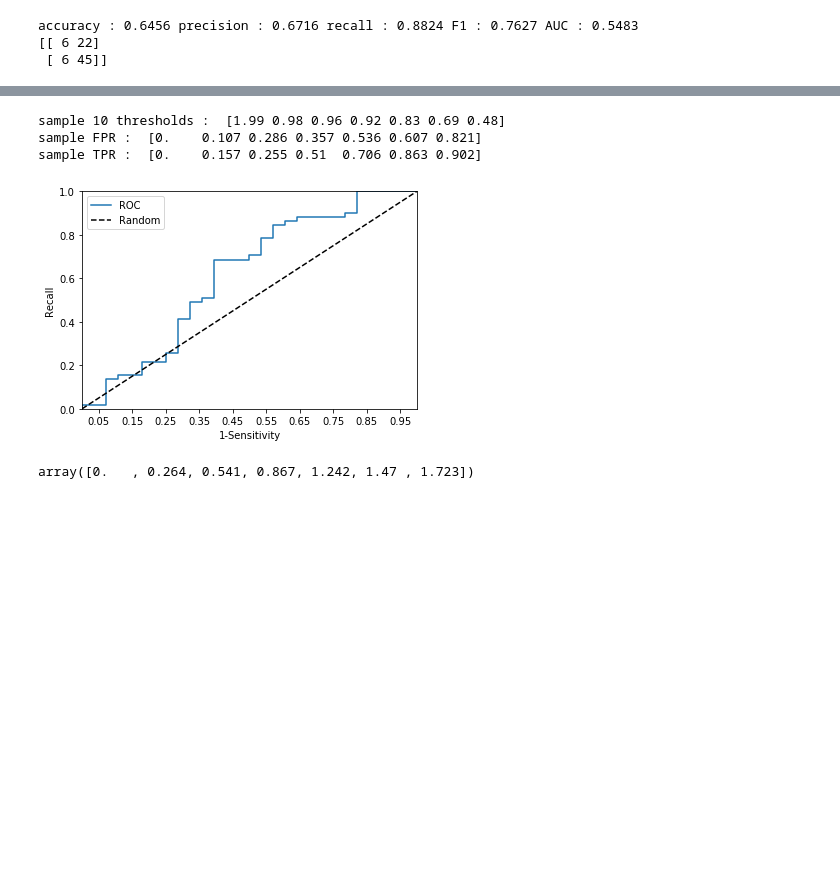
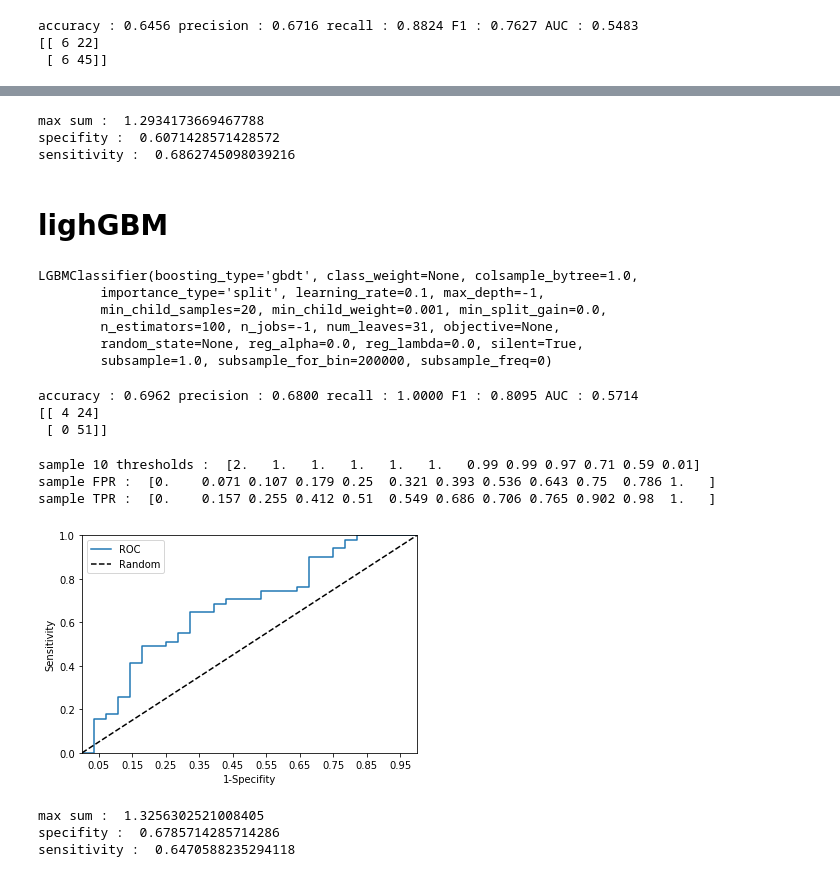
Before and after one commit to miniii222/CNV, a Jupyter notebook: new/01-4.roc_curve.ipynb, the cells around one changed output, grey strips where cells are left out. Saved outputs shown, nothing was run; the diff lists cells and outputs as text; code cells hidden in the pictures; blank space fills up the shorter version.

Commit message:
roc curve update

```diff
--- a/new/01-4.roc_curve.ipynb
+++ b/new/01-4.roc_curve.ipynb
@@ -274,3 +319,22 @@ get_eval(urine_y, xgb.predict(urine_X.as_matrix()))
 accuracy : 0.6456 precision : 0.6716 recall : 0.8824 F1 : 0.7627 AUC : 0.5483
 [[ 6 22]
  [ 6 45]]
+# %%
+def roc_curve_plot(y_test, pred_proba_c1) :
+
+    fpr, tpr, threshold = roc_curve(y_test, pred_proba_c1)
+
+    #ROC curve
+    plt.plot(fpr, tpr, label = 'ROC')
+    #대각선 직선
+    plt.plot([0,1],[0,1], 'k--', label = 'Random')
+
+    start, end = plt.xlim()
+    plt.xticks(np.round(np.arange(start, end,0.1),2))
+    plt.xlim(0,1)
+    plt.ylim(0,1)
+
+    plt.xlabel('1-Specifity', fontsize = 16)
+    plt.ylabel('Sensitivity',fontsize = 16)
+
+    plt.legend(prop={'size': 15})
@@ -277,20 +358,48 @@ accuracy : 0.6456 precision : 0.6716 recall : 0.8824 F1 : 0.7627 AUC : 0.5483
+# %%
+roc_info_print(fpr, tpr)
+# %% [output]
+max sum :  1.2934173669467788
+specifity :  0.6071428571428572
+sensitivity :  0.6862745098039216
+# %% [markdown]
+# lighGBM
+# %%
+from lightgbm import LGBMClassifier
+lgb = LGBMClassifier()
+# %%
+lgb.fit(X_standard, y)
+# %% [output]
+LGBMClassifier(boosting_type='gbdt', class_weight=None, colsample_bytree=1.0,
+        importance_type='split', learning_rate=0.1, max_depth=-1,
+        min_child_samples=20, min_child_weight=0.001, min_split_gain=0.0,
+        n_estimators=100, n_jobs=-1, num_leaves=31, objective=None,
+        random_state=None, reg_alpha=0.0, reg_lambda=0.0, silent=True,
+        subsample=1.0, subsample_for_bin=200000, subsample_freq=0)
+# %%
+get_eval(urine_y, lgb.predict(urine_X_standard))
+# %% [output]
+accuracy : 0.6962 precision : 0.6800 recall : 1.0000 F1 : 0.8095 AUC : 0.5714
+[[ 4 24]
+ [ 0 51]]
 # %%
-pred_proba = xgb.predict_proba(urine_X.as_matrix())[:,1]
+pred_proba = lgb.predict_proba(urine_X_standard)[:,1]
 roc_curve_plot(urine_y, pred_proba)
 
 fpr, tpr, threshold = roc_curve(urine_y, pred_proba)
 
 #5step으로 추출
-thr_index = np.arange(0, threshold.shape[0], 5)
+thr_index = np.arange(0, threshold.shape[0], 3)
 print('sample 10 thresholds : ', np.round(threshold[thr_index],2))
 print('sample FPR : ', np.round(fpr[thr_index],3))
 print('sample TPR : ', np.round(tpr[thr_index],3))
 # %% [output]
-sample 10 thresholds :  [1.99 0.98 0.96 0.92 0.83 0.69 0.48]
-sample FPR :  [0.    0.107 0.286 0.357 0.536 0.607 0.821]
-sample TPR :  [0.    0.157 0.255 0.51  0.706 0.863 0.902]
+sample 10 thresholds :  [2.   1.   1.   1.   1.   1.   0.99 0.99 0.97 0.71 0.59 0.01]
+sample FPR :  [0.    0.071 0.107 0.179 0.25  0.321 0.393 0.536 0.643 0.75  0.786 1.   ]
+sample TPR :  [0.    0.157 0.255 0.412 0.51  0.549 0.686 0.706 0.765 0.902 0.98  1.   ]
-[figure, old version]
+[figure, new version]
-# %%
-np.round(fpr[thr_index],3) + np.round(tpr[thr_index],3)
-# %% [output]
-array([0.   , 0.264, 0.541, 0.867, 1.242, 1.47 , 1.723])
+# %%
+roc_info_print(fpr, tpr)
+# %% [output]
+max sum :  1.3256302521008405
+specifity :  0.6785714285714286
+sensitivity :  0.6470588235294118
```
Also changed, not shown: parts of 15 cells of this notebook, 1 other file.
